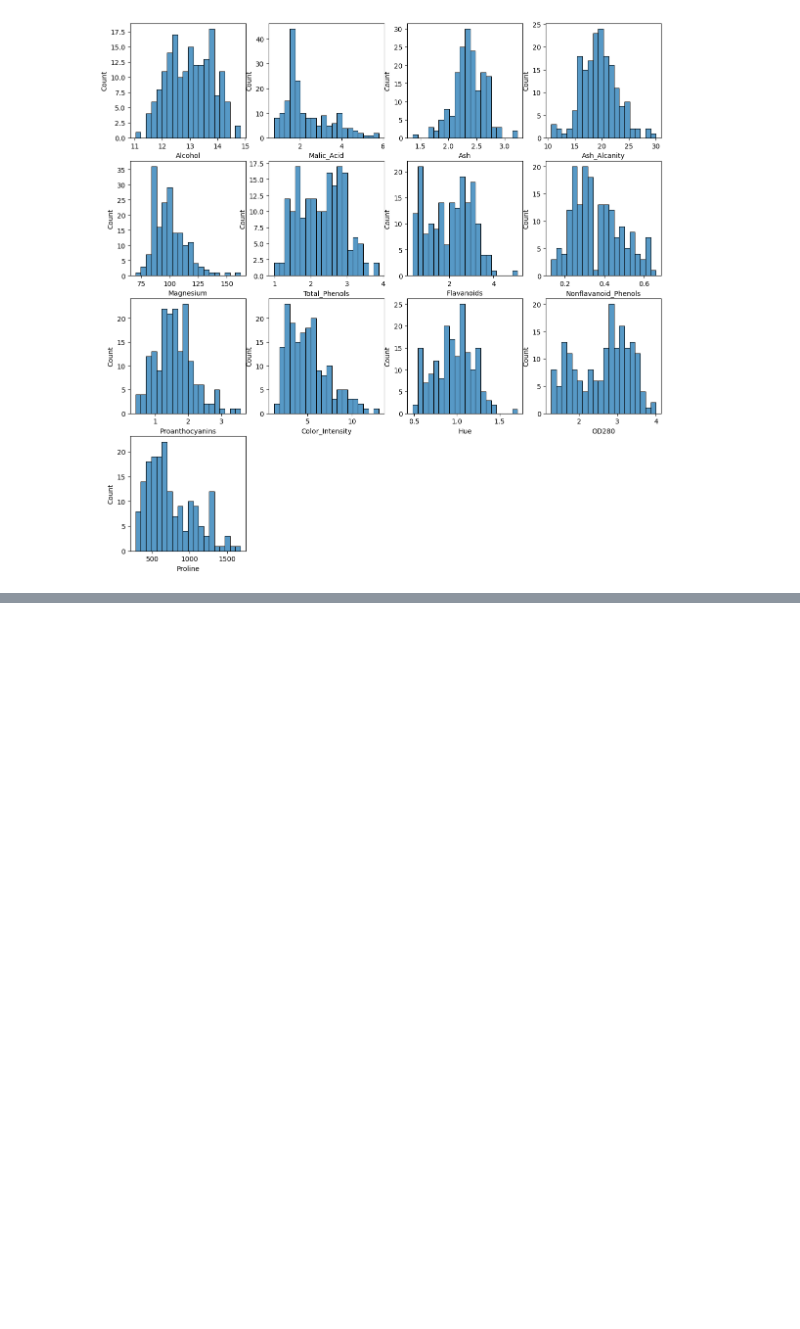
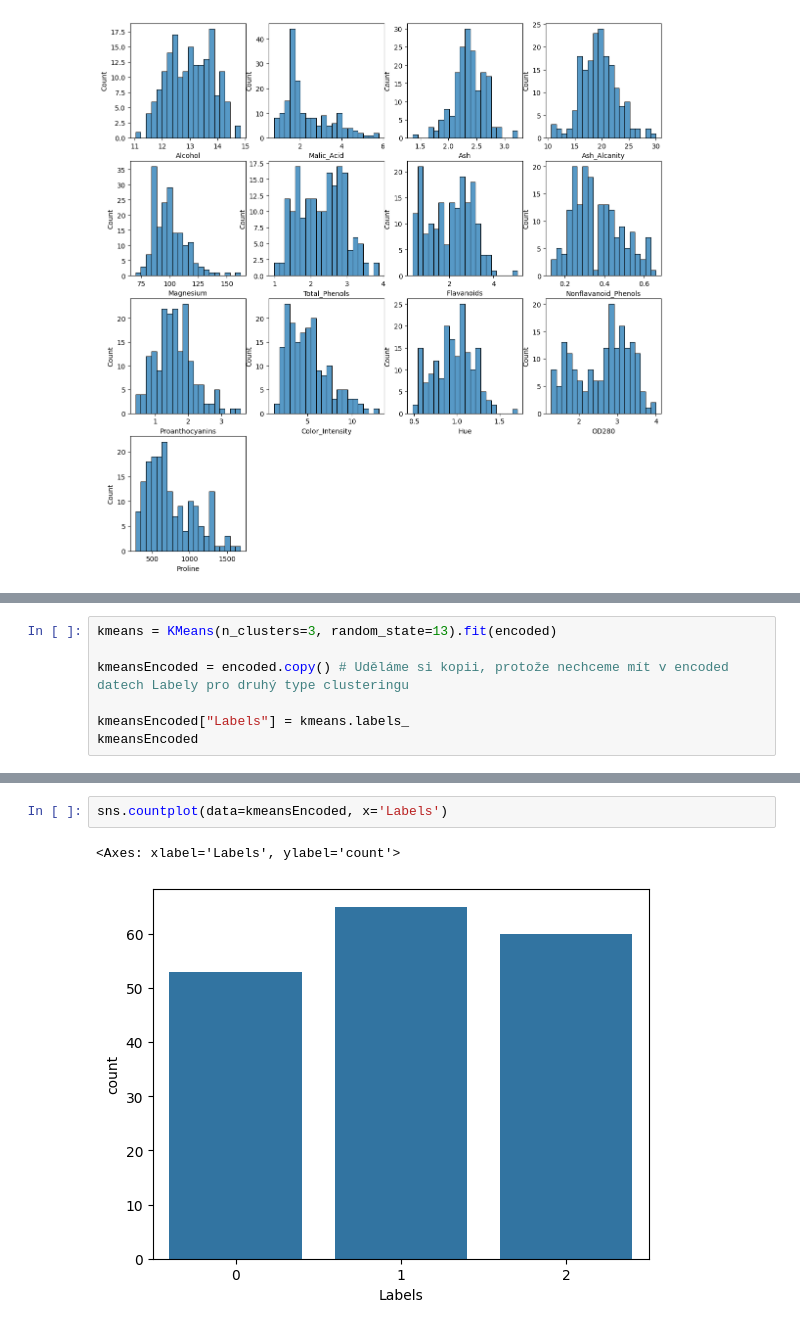
Before and after one commit to elsnoxx/VSB, a Jupyter notebook: 5_semestr/ZSU/projekt1/app.ipynb, the cells around one changed output, grey strips where cells are left out. Drawn from its saved outputs; the diff is of its cells as text; blank space fills up the shorter version.

```diff
--- a/5_semestr/ZSU/projekt1/app.ipynb
+++ b/5_semestr/ZSU/projekt1/app.ipynb
@@ -267,0 +278,7 @@ ValueError: numpy.dtype size changed, may indicate binary incompatibility. Expec
+# %%
+kmeans = KMeans(n_clusters=3, random_state=13).fit(encoded)
+
+kmeansEncoded = encoded.copy() # Uděláme si kopii, protože nechceme mít v encoded datech Labely pro druhý type clusteringu
+
+kmeansEncoded["Labels"] = kmeans.labels_
+kmeansEncoded
@@ -267,0 +299,5 @@ ValueError: numpy.dtype size changed, may indicate binary incompatibility. Expec
+# %%
+sns.countplot(data=kmeansEncoded, x='Labels')
+# %% [output]
+<Axes: xlabel='Labels', ylabel='count'>
+[figure, added]
```
Also changed, not shown: parts of 6 cells of this notebook, 1 other file.
